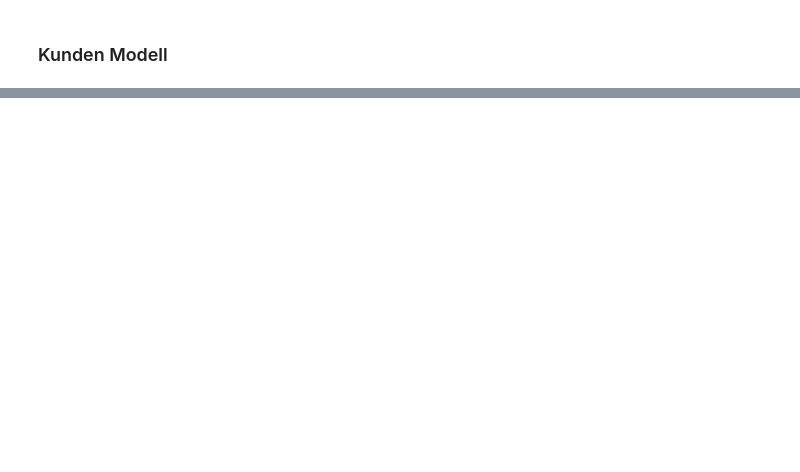
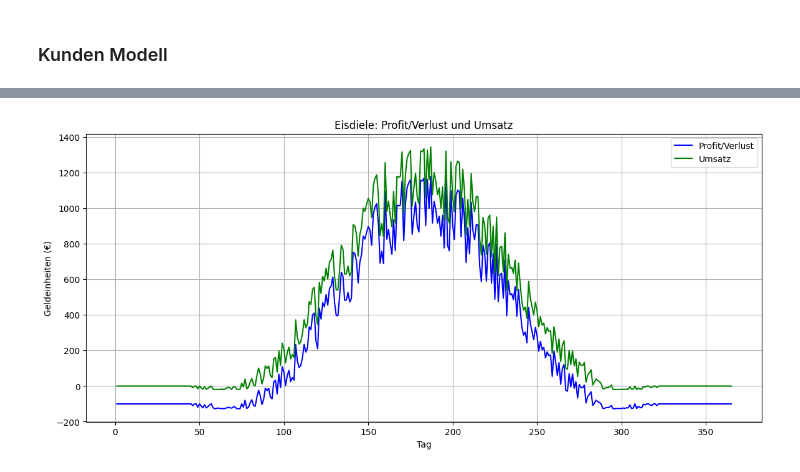
Before and after one commit to tombk556/Diskrete-Simulation-MC-Beleg, a Jupyter notebook: tests.ipynb, the cells around one changed output, grey strips where cells are left out. Saved outputs shown, nothing was run; the diff lists cells and outputs as text; code cells hidden in the pictures; blank space fills up the shorter version.

Commit message:
added final model for eisdielen geschäft

```diff
--- a/tests.ipynb
+++ b/tests.ipynb
@@ -96,0 +116,13 @@ print(ergebnisse["Profit/Loss"].sum())
+# %%
+# Profit/Loss Plot
+plt.figure(figsize=(14, 6))
+plt.title('Eisdiele: Profit/Verlust und Umsatz')
+plt.plot(tage, profit, label='Profit/Verlust', color='blue')
+plt.plot(tage, gesamt_umsatz, label='Umsatz', color='green')
+plt.xlabel('Tag')
+plt.ylabel('Geldeinheiten (€)')
+plt.grid()
+plt.legend()
+plt.show()
+# %% [output]
+[figure, added]
```
Also changed, not shown: parts of 4 cells of this notebook.
